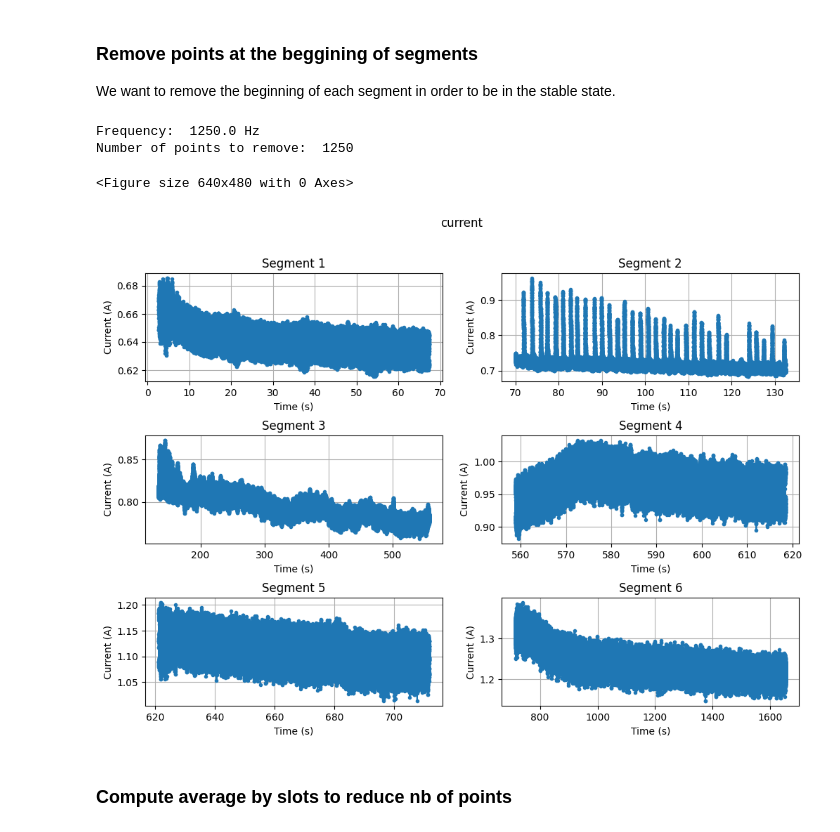
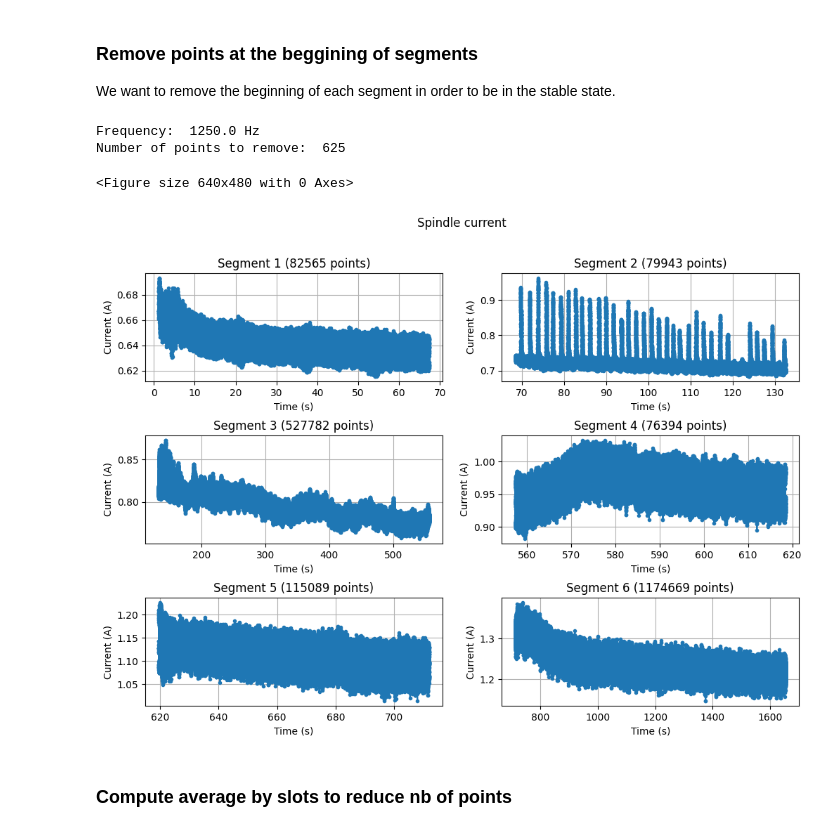
Before and after one commit to opatiny/predictiveMaintenance, a Jupyter notebook: src/notebooks/spindleCurrentVsTemperature.ipynb, the cells around one changed output. Saved outputs shown, nothing was run; the diff lists cells and outputs as text; code cells hidden in the pictures.

```diff
--- a/src/notebooks/spindleCurrentVsTemperature.ipynb
+++ b/src/notebooks/spindleCurrentVsTemperature.ipynb
@@ -265,7 +277,7 @@ def splitSignal(data: pd.DataFrame, indices: list) -> list:
         segments.append(data.iloc[segment[0]:segment[1]])
     return segments
 # %%
-def plotSegments(segments: list, signalName: str = "current", title = "Spindle current", xlabel: str = "Time (s)", ylabel: str = "Current (A)" ) -> None:
+def plotSegments(segments: list, xSignal: str = "timeSeconds", ySignal: str = "current", nbPoints: int = None, title = "Spindle current", xlabel: str = "Time (s)", ylabel: str = "Current (A)" ) -> None:
     """
     Plot the segments of the signal.
 
@@ -281,6 +293,8 @@ def plotSegments(segments: list, signalName: str = "current", title = "Spindle c
     None
     """
 
+
+
     nbSegments = len(segments)
     if nbSegments != 6:
         print("Warning: the number of segments is not 6. The plot may not be correct.")
@@ -294,19 +308,20 @@ def plotSegments(segments: list, signalName: str = "current", title = "Spindle c
     fig.suptitle(title)
 
     for i in range(len(segmentIndices)):
-        x = segments[i].iloc[:, 0]
-        y = segments[i].loc[:, signalName]
+        x = segments[i].loc[:, xSignal]
+        y = segments[i].loc[:, ySignal]
 
         colIndex = i % nbColumns
         rowIndex = i // nbColumns
 
-        axs[rowIndex, colIndex].plot(x, y, "o-", markersize=3)
+        pointsToPlot = len(x)
+        if nbPoints != None:
+            pointsToPlot = min(nbPoints, len(x))
+
+        axs[rowIndex, colIndex].plot(x[:nbPoints], y[:nbPoints], "o-", markersize=3)
         axs[rowIndex, colIndex].set_xlabel(xlabel)
         axs[rowIndex, colIndex].set_ylabel(ylabel)
-
-        nbPoints = len(x)
-
-        axs[rowIndex, colIndex].set_title("Segment " + str(i+1) + " (" + str(nbPoints) + " points)")
+        axs[rowIndex, colIndex].set_title("Segment " + str(i+1) + " (" + str(pointsToPlot) + " points)")
         axs[rowIndex, colIndex].grid()
 
     plt.show()
@@ -341,24 +343,27 @@ plotSegments(segments)
 
 We want to remove the beginning of each segment in order to be in the stable state.
 # %%
-timeToRemove = 1 # seconds
+timeToRemove = 0.5 # seconds
+
 frequency = 1 / (data.iloc[1, 0] - data.iloc[0,0]) # Hz
 print("Frequency: ", frequency, "Hz")
 
 nbPointsToRemove = int(timeToRemove * frequency) # number of points to remove
 print("Number of points to remove: ", nbPointsToRemove)
 
+cutSegments = []
+
 for i in range(len(segments)):
     # remove the first nbPointsToRemove points
-    segments[i] = segments[i].iloc[nbPointsToRemove:, :]
+    cutSegments.append(segments[i].iloc[nbPointsToRemove:, :])
 
 # plot the segments
-plotSegments(segments)
+plotSegments(cutSegments)
 # %% [output]
 Frequency:  1250.0 Hz
-Number of points to remove:  1250
+Number of points to remove:  625
 <Figure size 640x480 with 0 Axes>
-[figure, old version]
+[figure, new version]
 # %% [markdown]
 ### Compute average by slots to reduce nb of points
 # %%
```
Also changed, not shown: parts of 7 cells of this notebook.
